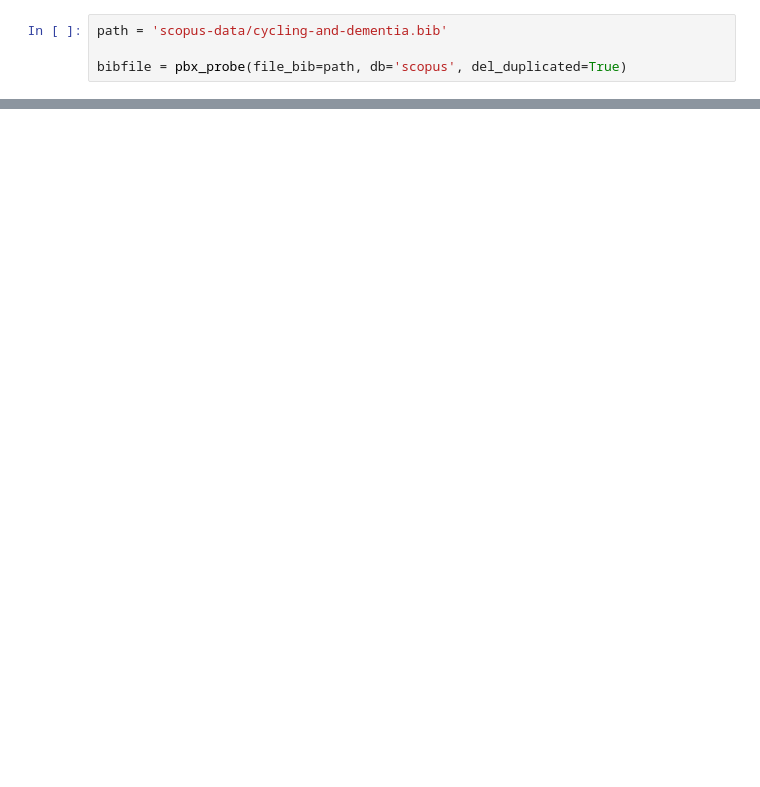
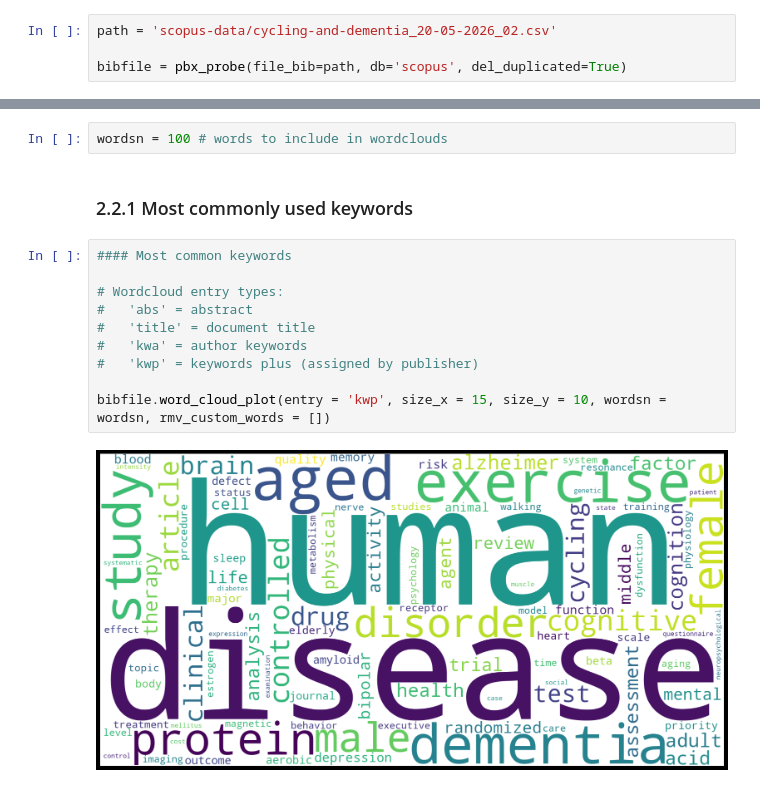
Before and after one commit to KylaYy/S2026-Research-Project, a Jupyter notebook: NB01_bibliometric-review.ipynb, the cells around one changed output, grey strips where cells are left out. Drawn from its saved outputs; the diff is of its cells as text; blank space fills up the shorter version.

```diff
--- a/NB01_bibliometric-review.ipynb
+++ b/NB01_bibliometric-review.ipynb
@@ -30,5 +57,5 @@ Query: "cycling" AND "dementia"
 # %%
-path = 'scopus-data/cycling-and-dementia.bib'
+path = 'scopus-data/cycling-and-dementia_20-05-2026_02.csv'
 
 bibfile = pbx_probe(file_bib=path, db='scopus', del_duplicated=True)
 # %% [output]
@@ -44,0 +142,16 @@ Short survey = 1
+# %%
+wordsn = 100 # words to include in wordclouds
+# %% [markdown]
+### 2.2.1 Most commonly used keywords
+# %%
+#### Most common keywords
+
+# Wordcloud entry types:
+#   'abs' = abstract
+#   'title' = document title
+#   'kwa' = author keywords
+#   'kwp' = keywords plus (assigned by publisher)
+
+bibfile.word_cloud_plot(entry = 'kwp', size_x = 15, size_y = 10, wordsn = wordsn, rmv_custom_words = [])
+# %% [output]
+[figure, added]
```
Also changed, not shown: parts of 18 cells of this notebook.
